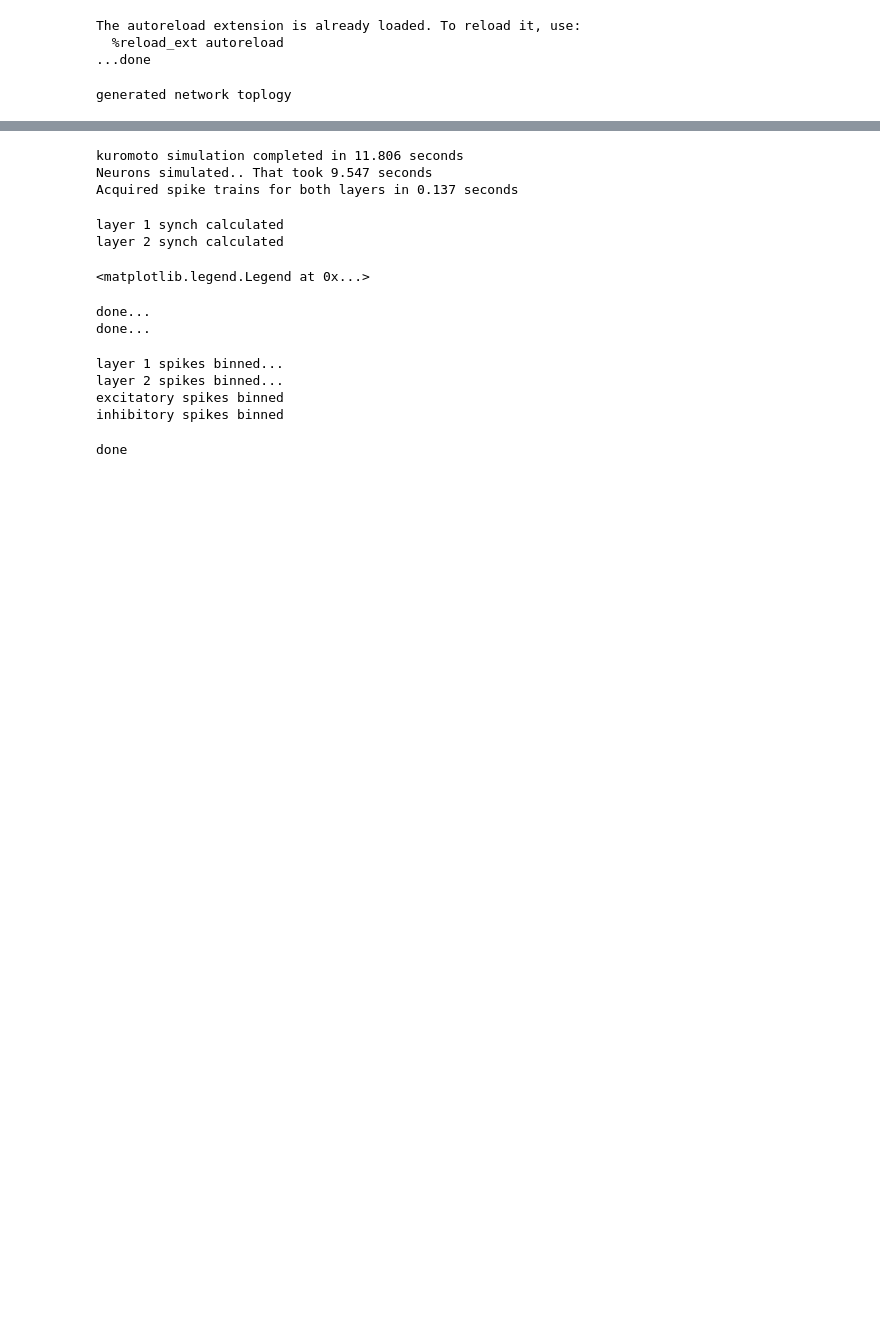
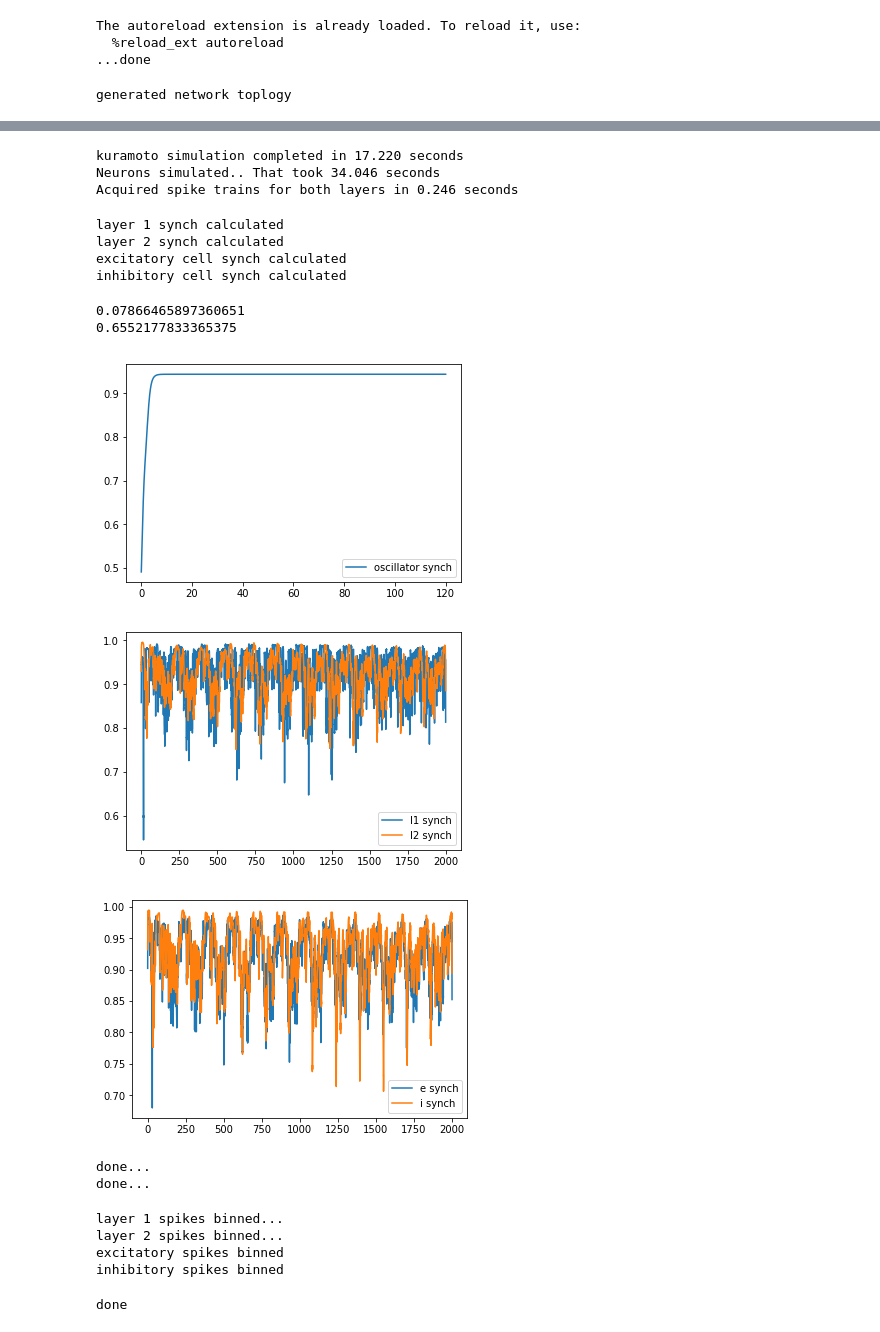
Before and after one commit to dhadjia1/epilepsy_kuramoto, a Jupyter notebook: izhi/main-synch.ipynb, the cells around one changed output, grey strips where cells are left out. Cells and saved outputs as stored; diff of their text form; code cells hidden in the pictures; blank space fills up the shorter version.

```diff
--- a/izhi/main-synch.ipynb
+++ b/izhi/main-synch.ipynb
@@ -68,7 +70,7 @@ tmax = 2. # seconds
 tic = time.time()
 net.instantiate_kuramoto_network(frequencies, coupling, steps, run_time)
 elapsed = time.time() - tic
-print('kuromoto simulation completed in %0.3f seconds' % elapsed)
+print('kuramoto simulation completed in %0.3f seconds' % elapsed)
 
 tic = time.time()
 net.simulate(tmax)
@@ -81,30 +83,59 @@ net.extract_spike_times(layer=2)
 elapsed = time.time() - tic
 print('Acquired spike trains for both layers in %0.3f seconds' % elapsed)
 # %% [output]
-kuromoto simulation completed in 11.806 seconds
-Neurons simulated.. That took 9.547 seconds
-Acquired spike trains for both layers in 0.137 seconds
+kuramoto simulation completed in 17.220 seconds
+Neurons simulated.. That took 34.046 seconds
+Acquired spike trains for both layers in 0.246 seconds
 # %%
 l1_cells = get_layer(net.cell_attributes, layer=1)
 l2_cells = get_layer(net.cell_attributes, layer=2)
+
+e_cells = get_cell_type(net.cell_attributes, cell_type='e')
+i_cells = get_cell_type(net.cell_attributes, cell_type='i')
 
 l1_synch = get_synch_from_voltages(l1_cells)
 print('layer 1 synch calculated')
 l2_synch = get_synch_from_voltages(l2_cells)
 print('layer 2 synch calculated')
+e_synch = get_synch_from_voltages(e_cells)
+print('excitatory cell synch calculated')
+i_synch = get_synch_from_voltages(i_cells)
+print('inhibitory cell synch calculated')
 # %% [output]
 layer 1 synch calculated
 layer 2 synch calculated
+excitatory cell synch calculated
+inhibitory cell synch calculated
 # %%
+%matplotlib inline
+
+
+print(np.corrcoef(l1_synch, l2_synch)[0][1])
+print(np.corrcoef(e_synch, i_synch)[0][1])
+
 synchrony = net.kuramoto_network['dynamic synchrony']
 ktime     = net.kuramoto_network['dynamic time']
 plt.figure()
-#plt.plot(ktime, synchrony, label='oscillator synch')
+plt.plot(ktime, synchrony, label='oscillator synch')
+plt.legend()
+
+plt.figure()
 plt.plot(net.kuramoto_sim_time, l1_synch, label='l1 synch')
 plt.plot(net.kuramoto_sim_time, l2_synch, label='l2 synch')
 plt.legend()
+
+plt.figure()
+plt.plot(net.kuramoto_sim_time, e_synch, label='e synch')
+plt.plot(net.kuramoto_sim_time, i_synch, label='i synch')
+plt.legend()
+
+plt.show()
 # %% [output]
-<matplotlib.legend.Legend at 0x...>
+0.07866465897360651
+0.6552177833365375
+[figure, added]
+[figure, added]
+[figure, added]
 # %%
 # Get spike times
 
```
Also changed, not shown: parts of 5 cells of this notebook, 1 other file.
